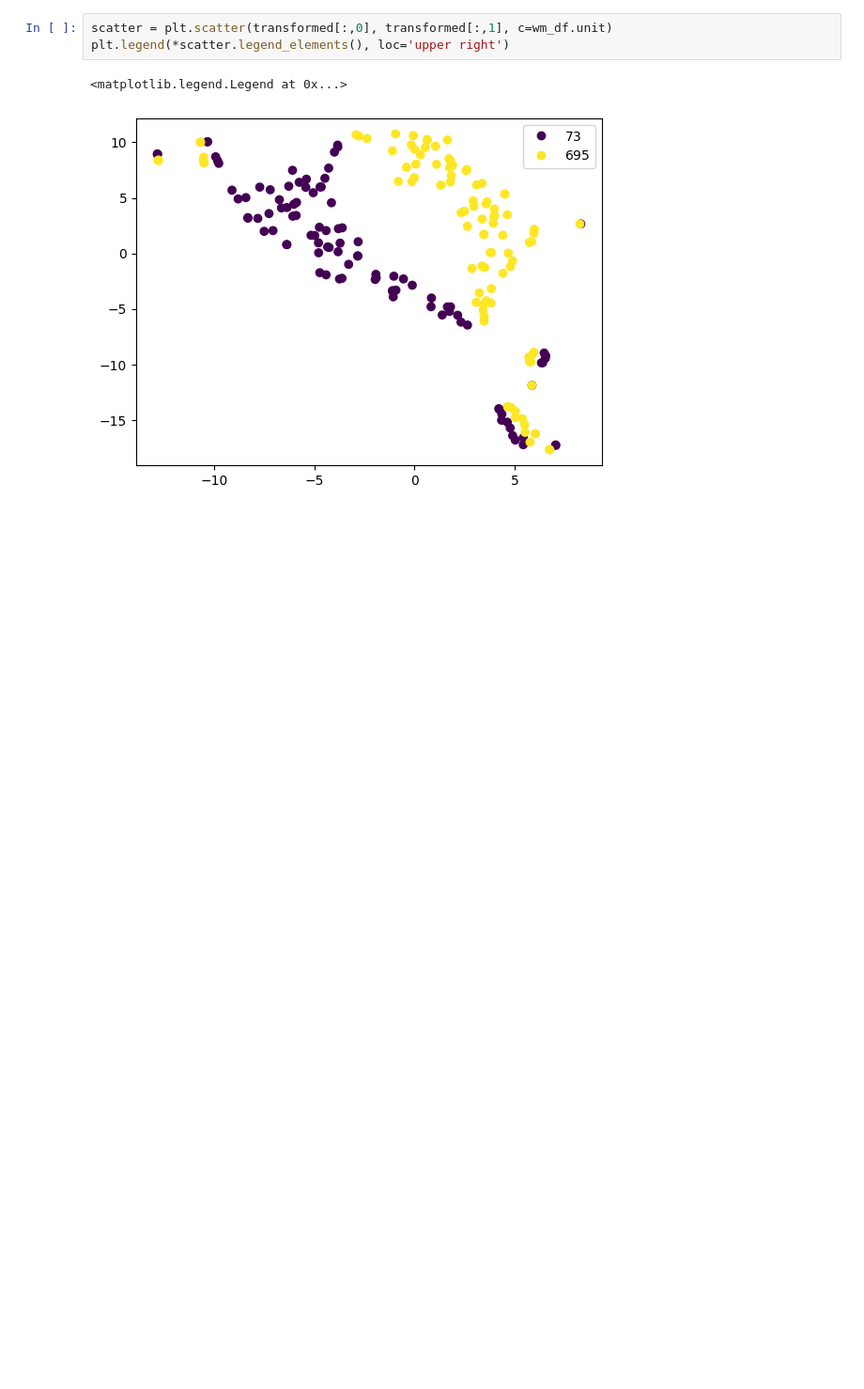
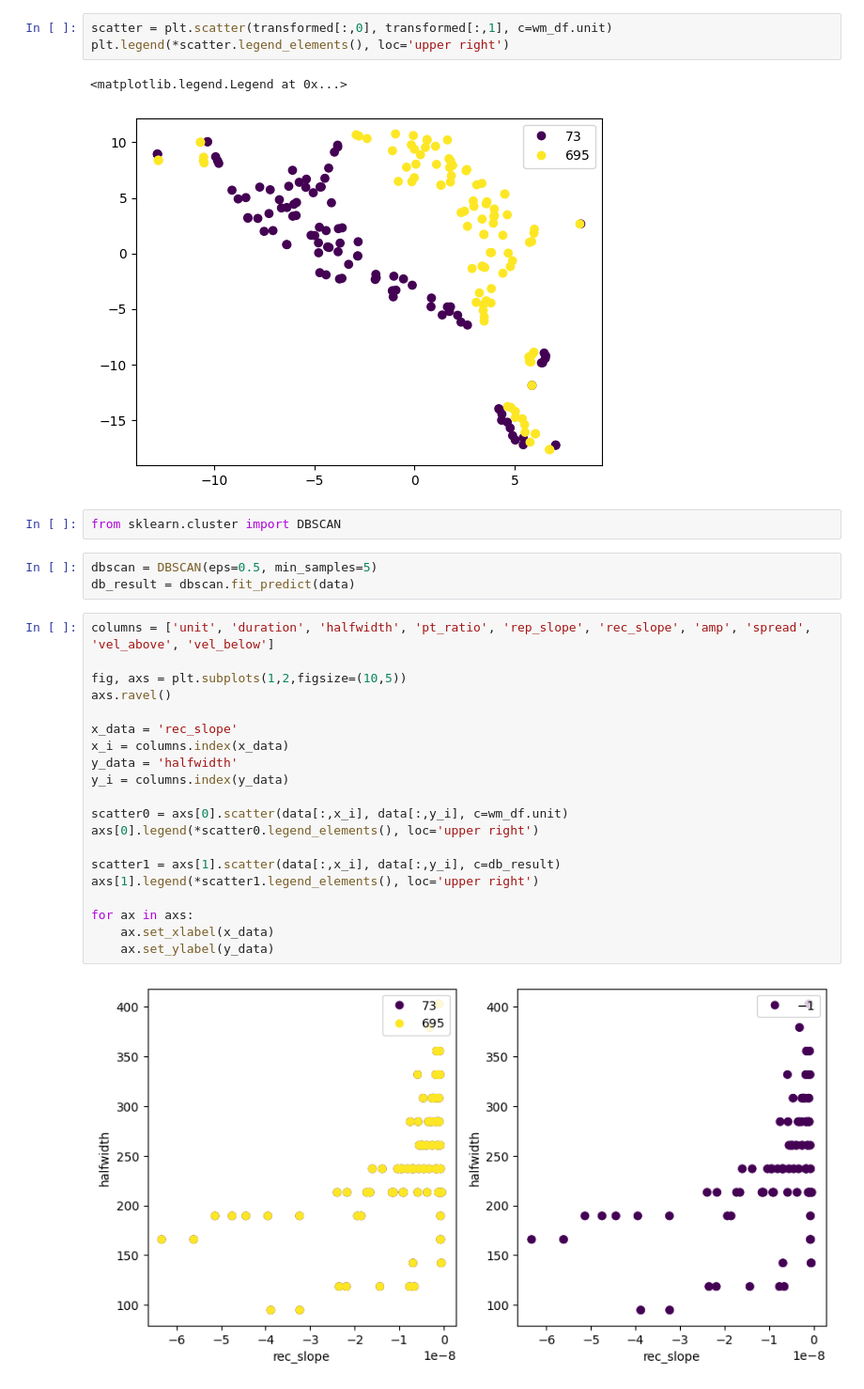
Before and after one commit to kedoxey/PyramidalCellSimulations, a Jupyter notebook: notebooks/processing/su_clustering.ipynb, the cells around one changed output. Shown: that part at 94% size. Cells and saved outputs as stored; diff of their text form; blank space fills up the shorter version.

Commit message:
updates to model cell clustering and waveform metrics

```diff
--- a/notebooks/processing/su_clustering.ipynb
+++ b/notebooks/processing/su_clustering.ipynb
@@ -153,3 +187,30 @@ plt.legend(*scatter.legend_elements(), loc='upper right')
 # %% [output]
 <matplotlib.legend.Legend at 0x...>
 [figure]
+# %%
+from sklearn.cluster import DBSCAN
+# %%
+dbscan = DBSCAN(eps=0.5, min_samples=5)
+db_result = dbscan.fit_predict(data)
+# %%
+columns = ['unit', 'duration', 'halfwidth', 'pt_ratio', 'rep_slope', 'rec_slope', 'amp', 'spread', 'vel_above', 'vel_below']
+
+fig, axs = plt.subplots(1,2,figsize=(10,5))
+axs.ravel()
+
+x_data = 'rec_slope'
+x_i = columns.index(x_data)
+y_data = 'halfwidth'
+y_i = columns.index(y_data)
+
+scatter0 = axs[0].scatter(data[:,x_i], data[:,y_i], c=wm_df.unit)
+axs[0].legend(*scatter0.legend_elements(), loc='upper right')
+
+scatter1 = axs[1].scatter(data[:,x_i], data[:,y_i], c=db_result)
+axs[1].legend(*scatter1.legend_elements(), loc='upper right')
+
+for ax in axs:
+    ax.set_xlabel(x_data)
+    ax.set_ylabel(y_data)
+# %% [output]
+[figure, added]
```
Also changed, not shown: parts of 5 cells of this notebook, 2 other files.
